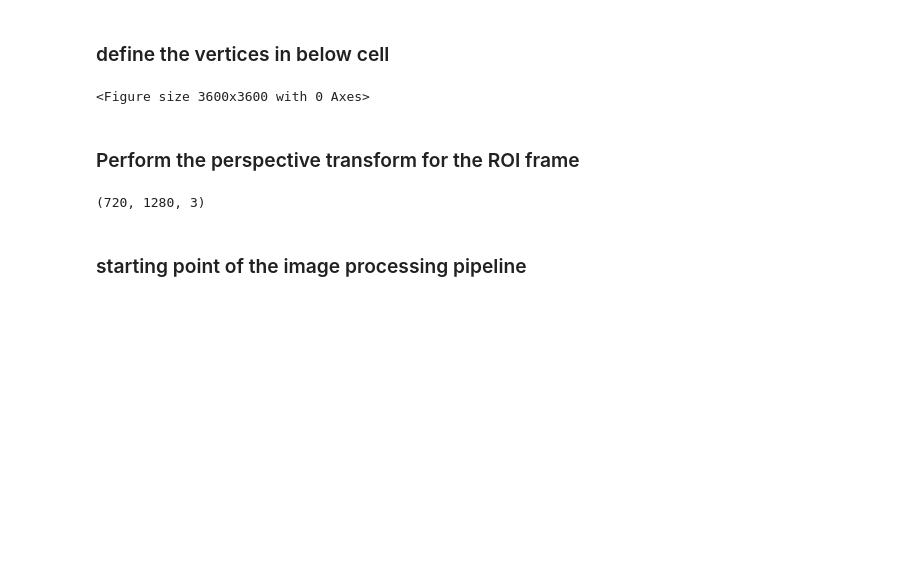
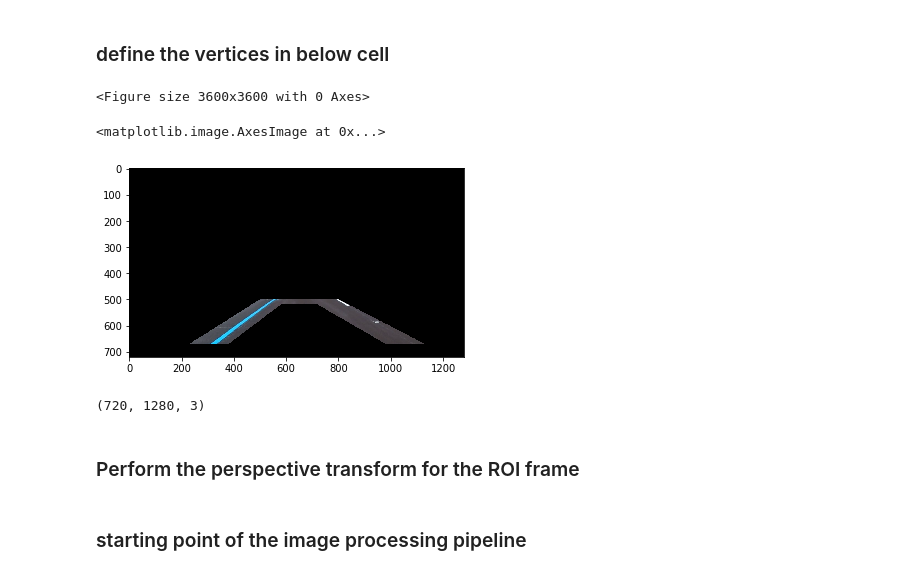
Before and after one commit to SitaramRyali/Self_Driving_Car-NanoDegree, a Jupyter notebook: Project-LaneLines_Finder/CarND-Advanced-Lane-Lines-Project/Project_Code/Advanced_Lane_Detector.ipynb, the cells around one changed output. Saved outputs shown, nothing was run; the diff lists cells and outputs as text; code cells hidden in the pictures; blank space fills up the shorter version.

```diff
--- a/Project-LaneLines_Finder/CarND-Advanced-Lane-Lines-Project/Project_Code/Advanced_Lane_Detector.ipynb
+++ b/Project-LaneLines_Finder/CarND-Advanced-Lane-Lines-Project/Project_Code/Advanced_Lane_Detector.ipynb
@@ -268,7 +280,7 @@ for i in range(fig_len):
     each = test_imgs[i]
     test_img_read = cv2.imread(each)
     dst_img = cv2.undistort(test_img_read, mtx, dist, None, mtx)
-    masked_edges = region_of_interest(dst_img,vertices)
+    masked_edges = region_of_interest(dst_img,vertices,noisy_vertices)
     #fig.add_subplot(fig_len, 3, 3*i+1)
     #plt.imshow(test_img_read)
     #fig.add_subplot(fig_len, 3, 3*i+2)
@@ -280,12 +292,22 @@ for i in range(fig_len):
 cv2.destroyAllWindows()
 # %% [output]
 <Figure size 3600x3600 with 0 Axes>
+# %%
+masked_edges = region_of_interest(dst_img,vertices,noisy_vertices)
+noise_mask = np.ones_like(dst_img)*255
+cv2.fillPoly(noise_mask, noisy_vertices, 0)
+masked_image = cv2.bitwise_and(masked_edges,noise_mask)
+# %%
+plt.imshow(masked_image)
+# %% [output]
+<matplotlib.image.AxesImage at 0x...>
+[figure, added]
+# %%
+print(img.shape)
+# %% [output]
+(720, 1280, 3)
 # %% [markdown]
 ### Perform the perspective transform for the ROI frame
-# %%
-print(img.shape)
-# %% [output]
-(720, 1280, 3)
 # %%
 #define perspective transormation function
 def warp(img,src_w,dest_w):
```
Also changed, not shown: parts of 23 cells of this notebook.
